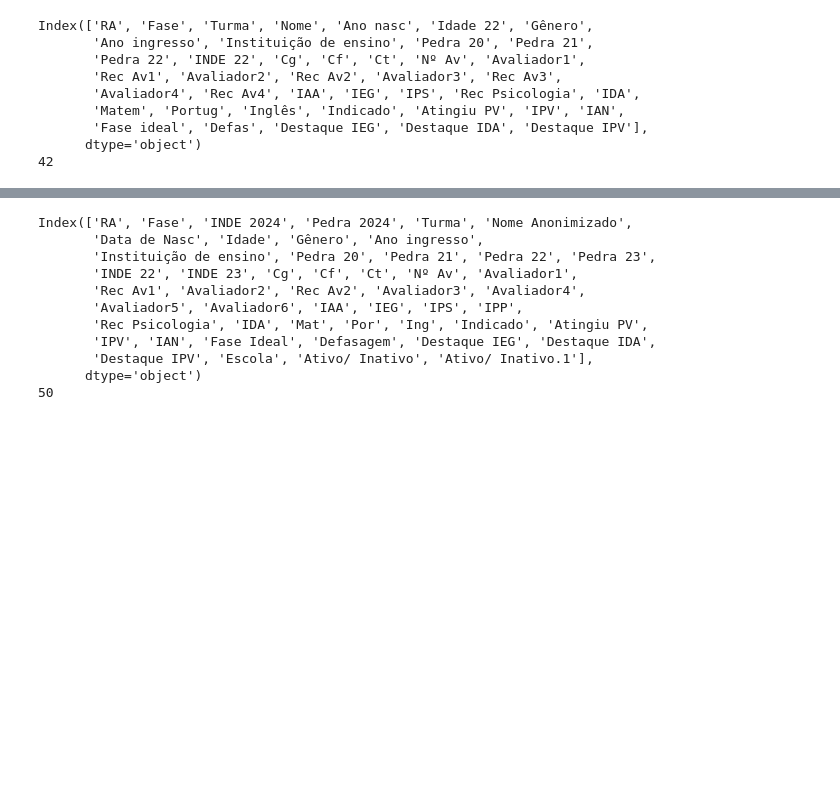
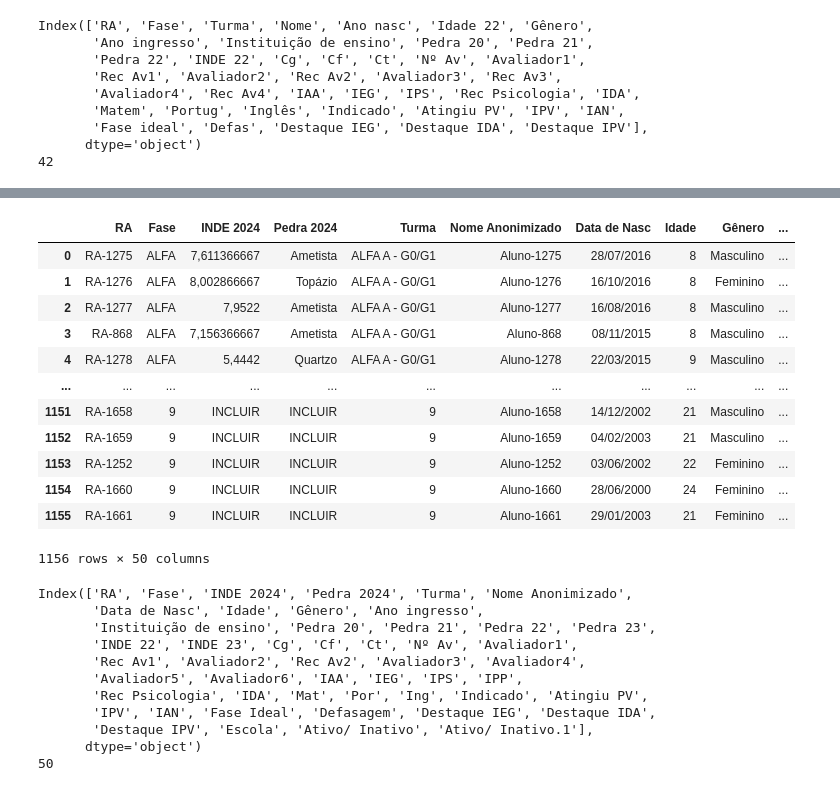
Before and after one commit to jessibmoura/PEDE, a Jupyter notebook: raw_data.ipynb, the cells around one changed output, grey strips where cells are left out. Cells and saved outputs as stored; diff of their text form; code cells hidden in the pictures; blank space fills up the shorter version.

```diff
--- a/raw_data.ipynb
+++ b/raw_data.ipynb
@@ -47,3 +152,19 @@ Index(['RA', 'Fase', 'INDE 2023', 'Pedra 2023', 'Turma', 'Nome',
+# %%
+df_2024
+# %% [output]
+|  | RA | Fase | INDE 2024 | Pedra 2024 | Turma | Nome Anonimizado | Data de Nasc | Idade | Gênero | ... |
+| 0 | RA-1275 | ALFA | 7,611366667 | Ametista | ALFA A - G0/G1 | Aluno-1275 | 28/07/2016 | 8 | Masculino | ... |
+| 1 | RA-1276 | ALFA | 8,002866667 | Topázio | ALFA A - G0/G1 | Aluno-1276 | 16/10/2016 | 8 | Feminino | ... |
+| 2 | RA-1277 | ALFA | 7,9522 | Ametista | ALFA A - G0/G1 | Aluno-1277 | 16/08/2016 | 8 | Masculino | ... |
+| 3 | RA-868 | ALFA | 7,156366667 | Ametista | ALFA A - G0/G1 | Aluno-868 | 08/11/2015 | 8 | Masculino | ... |
+| 4 | RA-1278 | ALFA | 5,4442 | Quartzo | ALFA A - G0/G1 | Aluno-1278 | 22/03/2015 | 9 | Masculino | ... |
+| ... | ... | ... | ... | ... | ... | ... | ... | ... | ... | ... |
+| 1151 | RA-1658 | 9 | INCLUIR | INCLUIR | 9 | Aluno-1658 | 14/12/2002 | 21 | Masculino | ... |
+| 1152 | RA-1659 | 9 | INCLUIR | INCLUIR | 9 | Aluno-1659 | 04/02/2003 | 21 | Masculino | ... |
+| 1153 | RA-1252 | 9 | INCLUIR | INCLUIR | 9 | Aluno-1252 | 03/06/2002 | 22 | Feminino | ... |
+| 1154 | RA-1660 | 9 | INCLUIR | INCLUIR | 9 | Aluno-1660 | 28/06/2000 | 24 | Feminino | ... |
+| 1155 | RA-1661 | 9 | INCLUIR | INCLUIR | 9 | Aluno-1661 | 29/01/2003 | 21 | Feminino | ... |
+1156 rows × 50 columns
 # %%
 print(df_2024.columns)
 print(len(df_2024.columns))
```
Also changed, not shown: parts of 11 cells of this notebook, 2 other files.
